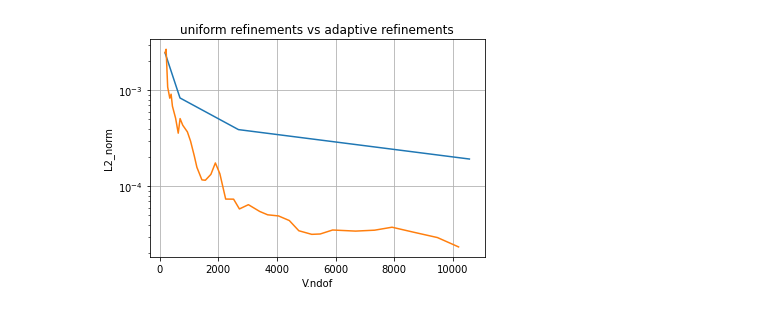
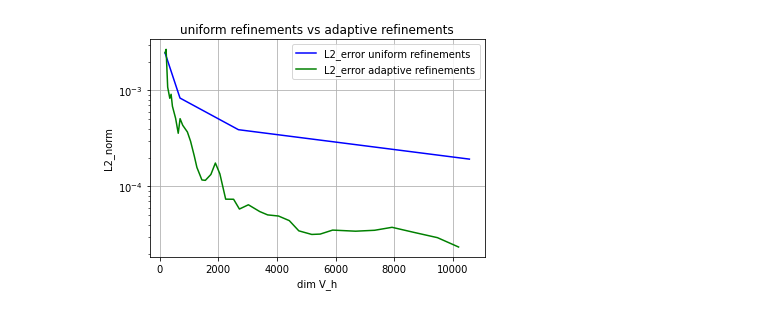
Before and after one commit to GenosW/num-pde, a Jupyter notebook: Exercises/Ex6/6.4.ipynb, the cells around one changed output. Drawn from its saved outputs; the diff is of its cells as text; code cells hidden in the pictures.

```diff
--- a/Exercises/Ex6/6.4.ipynb
+++ b/Exercises/Ex6/6.4.ipynb
@@ -11,13 +11,16 @@ geo.AddRectangle((-1,-1),(1,1),bc=1)
 mesh = Mesh( geo.GenerateMesh(maxh=0.5))
 
 V = H1(mesh, order=3, dirichlet=[1])
+# finite element space and gridfunction to represent the heatflux:
+space_flux = HDiv(mesh, order=2)
+gf_flux = GridFunction(space_flux, "flux")
 
 u = V.TrialFunction()
 v = V.TestFunction()
 
 r = sqrt(x*x+y*y)
 r2 = x*x+y*y
-R = 0.5
+R = 1/2
 
 alpha = IfPos(r-R,2*log(1/R),1)
 
@@ -41,6 +45,10 @@ Draw (grad(gfu),mesh,"grad_u")
 def SolveBVP():
     V.Update()
     gfu.Update()
+
+    space_flux.Update()
+    gf_flux.Update()
+
     a.Assemble()
     f.Assemble()
     gfu.Set(solution)
@@ -49,6 +57,10 @@ def SolveBVP():
     Redraw (blocking=True)
 # %%
 def CalcError():
+    space_flux.Update()
+    gf_flux.Update()
+    # interpolate finite element flux into H(div) space:
+    gf_flux.Set (flux)
     # compute error on every element:
     err = 1/alpha*(flux - sol_flux)*(flux - sol_flux)
     elerr = Integrate (err, mesh, VOL, element_wise=True)
@@ -73,18 +85,23 @@ def CalcError():
     print ("weighted H1 (semi norm) error = ", H1error)
     L2error = sqrt(Integrate ((gfu - solution)*(gfu - solution), mesh, VOL))
     print ("hier L2 error = ", L2error)
+
         # call the refinement according to the marks:
     for el in mesh.Elements():
         mesh.SetRefinementFlag(el, marks[el.nr])
-    return  L2error,V.ndof
+    return  L2error,V.ndof,sumerr
 # %%
 with TaskManager():
     L2error_2 = []
+    H1error_2 = []
     d_2 = []
+    #L2error_2 = []
+    #d_2 = []
     while V.ndof < 10000:
         SolveBVP()
-        temp,d = CalcError()
+        temp,d,H1flux = CalcError()
         L2error_2.append(temp)
+        H1error_2.append(H1flux)
         d_2.append(d)
         mesh.Refine()
     SolveBVP()
@@ -109,11 +147,14 @@ hier L2 error =  2.3379979929304304e-05
 # %%
 plt.figure()
 plt.title("uniform refinements vs adaptive refinements")
 plt.grid()
-plt.semilogy(d_1,L2error_1)
-plt.semilogy(d_2,L2error_2)
-plt.xlabel("V.ndof")
+plt.semilogy(d_1,L2error_1,'b',label='L2_error uniform refinements')
+plt.semilogy(d_2,L2error_2,'g',label='L2_error adaptive refinements')
+#plt.semilogy(d_1,H1error_1)
+#plt.semilogy(d_2,H1error_2)
+plt.xlabel("dim V_h")
 plt.ylabel("L2_norm")
+plt.legend()
 plt.savefig('uniform refinements vs adaptive refinements')
 # %% [output]
-[figure, old version]
+[figure, new version]
```
Also changed, not shown: parts of 8 cells of this notebook, 12 other files.
